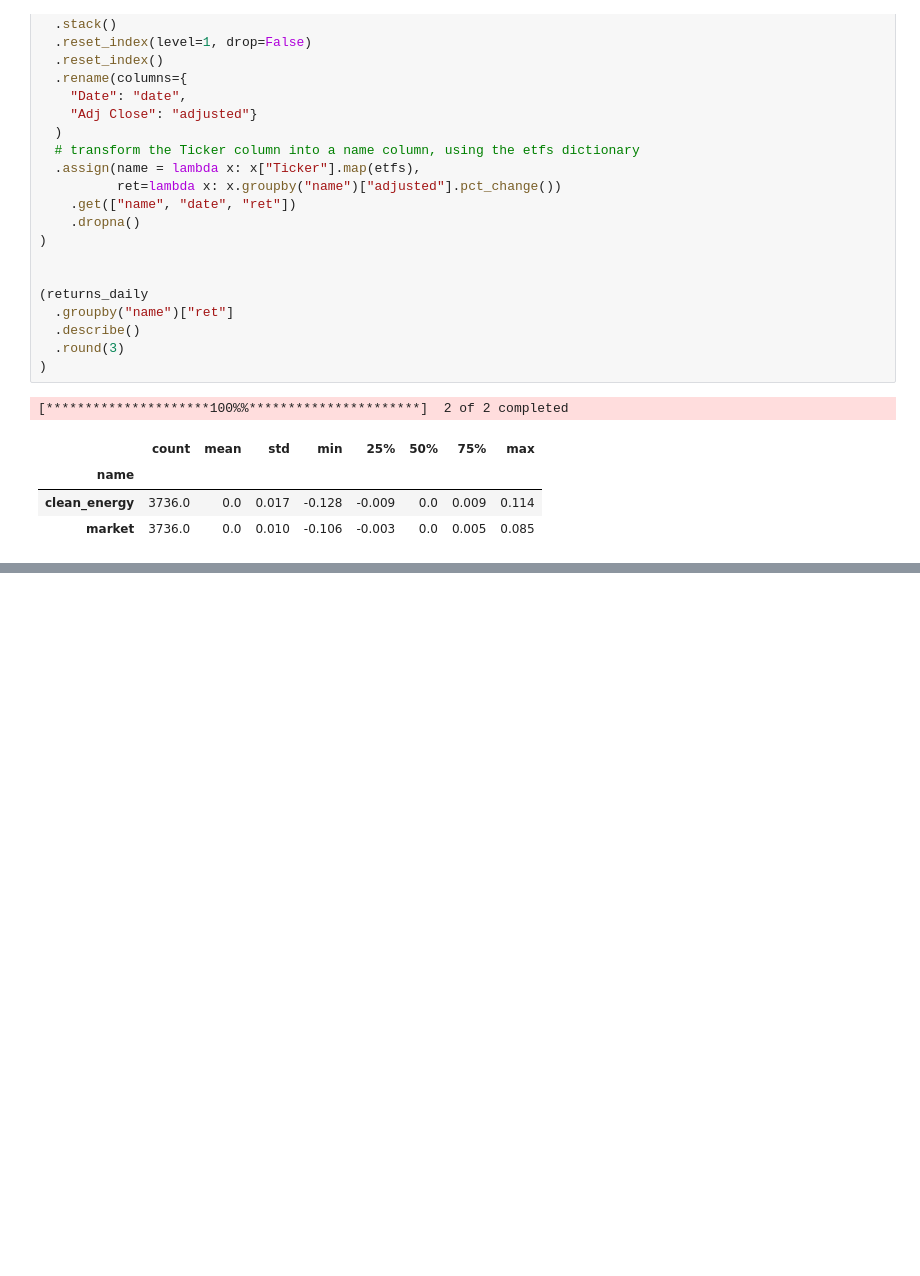
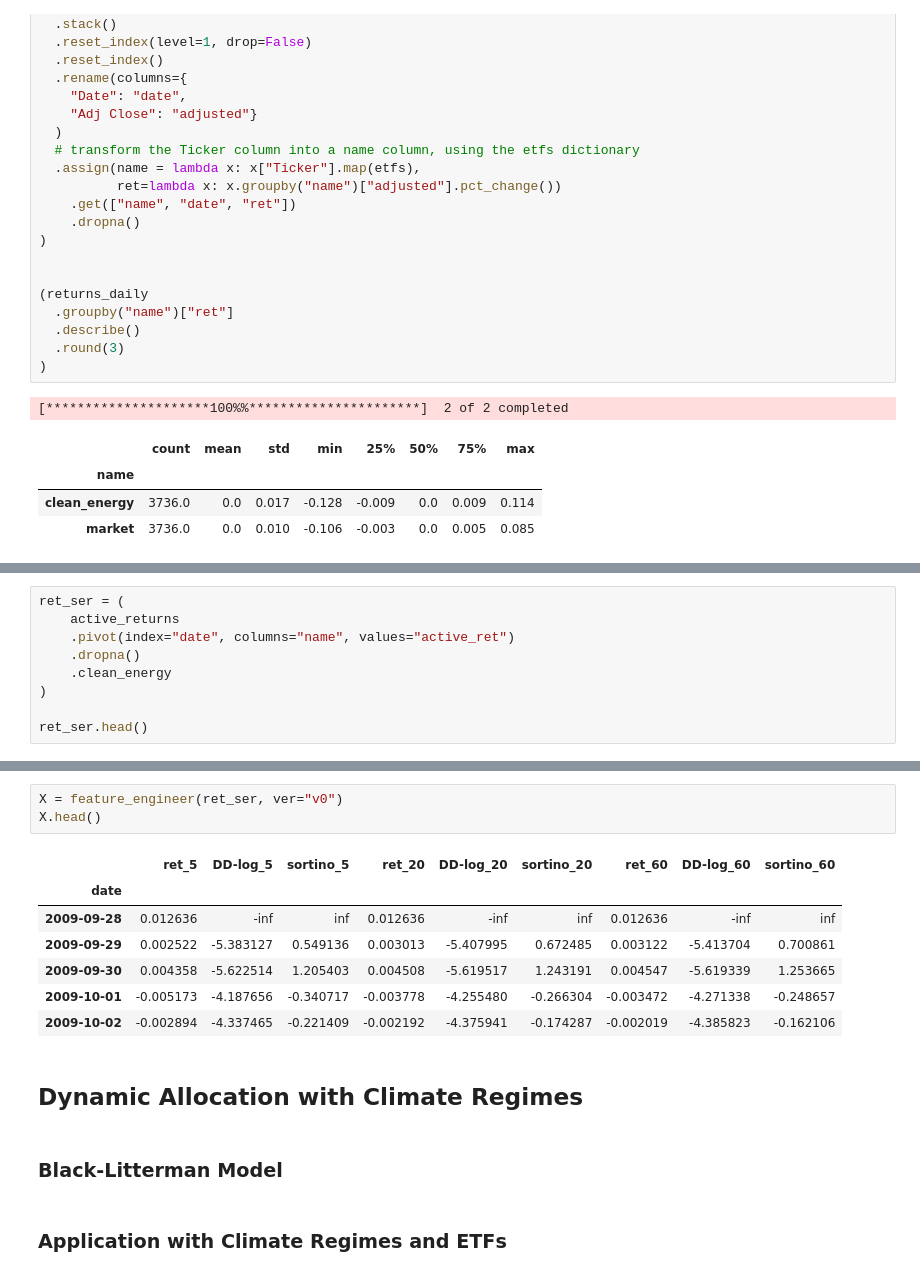
Before and after one commit to tlorans/climateriskspst, a Jupyter notebook: green_factor.ipynb, the cells around one changed output, grey strips where cells are left out. Saved outputs shown, nothing was run; the diff lists cells and outputs as text; blank space fills up the shorter version.

```diff
--- a/green_factor.ipynb
+++ b/green_factor.ipynb
@@ -103,0 +111,9 @@ plot_ma.show()
+# %%
+ret_ser = (
+    active_returns
+    .pivot(index="date", columns="name", values="active_ret")
+    .dropna()
+    .clean_energy
+)
+
+ret_ser.head()
@@ -103,0 +190,17 @@ plot_ma.show()
+# %%
+X = feature_engineer(ret_ser, ver="v0")
+X.head()
+# %% [output]
+|  | ret_5 | DD-log_5 | sortino_5 | ret_20 | DD-log_20 | sortino_20 | ret_60 | DD-log_60 | sortino_60 |
+| date |  |  |  |  |  |  |  |  |  |
+| 2009-09-28 | 0.012636 | -inf | inf | 0.012636 | -inf | inf | 0.012636 | -inf | inf |
+| 2009-09-29 | 0.002522 | -5.383127 | 0.549136 | 0.003013 | -5.407995 | 0.672485 | 0.003122 | -5.413704 | 0.700861 |
+| 2009-09-30 | 0.004358 | -5.622514 | 1.205403 | 0.004508 | -5.619517 | 1.243191 | 0.004547 | -5.619339 | 1.253665 |
+| 2009-10-01 | -0.005173 | -4.187656 | -0.340717 | -0.003778 | -4.255480 | -0.266304 | -0.003472 | -4.271338 | -0.248657 |
+| 2009-10-02 | -0.002894 | -4.337465 | -0.221409 | -0.002192 | -4.375941 | -0.174287 | -0.002019 | -4.385823 | -0.162106 |
+# %% [markdown]
+## Dynamic Allocation with Climate Regimes
+# %% [markdown]
+### Black-Litterman Model
+# %% [markdown]
+### Application with Climate Regimes and ETFs
```
Also changed, not shown: parts of 12 cells of this notebook.
